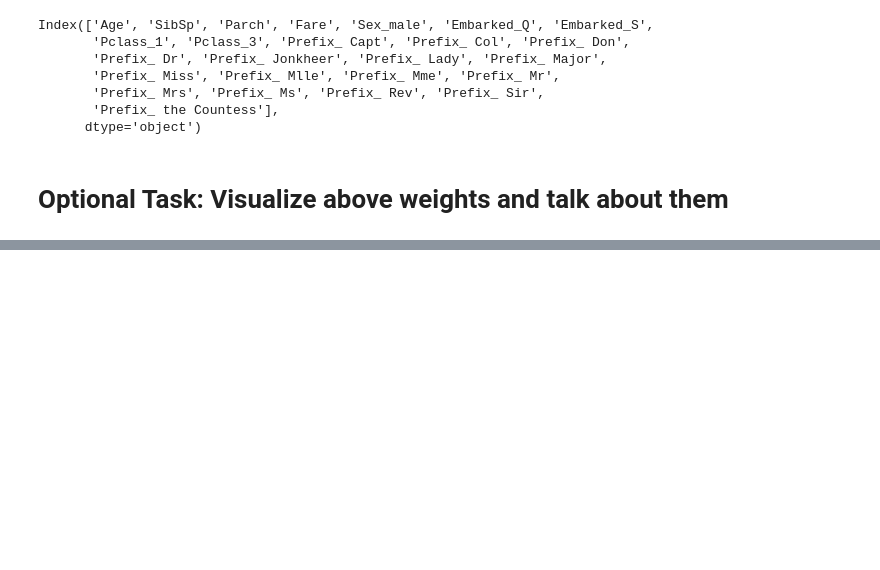
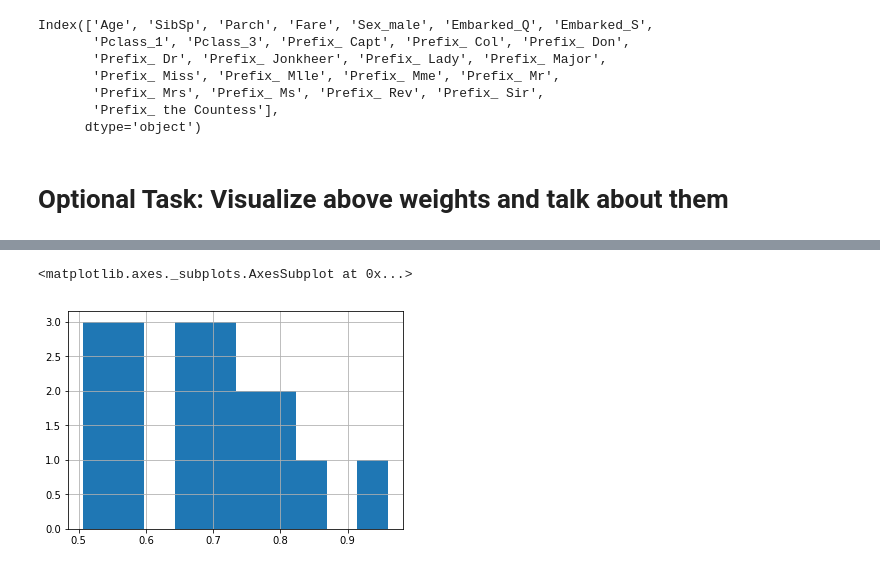
Before and after one commit to Code-IT-code/Regression, a Jupyter notebook: Logistic_Regression_Titanic_Dataset.ipynb, the cells around one changed output, grey strips where cells are left out. Cells and saved outputs as stored; diff of their text form; code cells hidden in the pictures; blank space fills up the shorter version.

```diff
--- a/Logistic_Regression_Titanic_Dataset.ipynb
+++ b/Logistic_Regression_Titanic_Dataset.ipynb
@@ -188,0 +318,5 @@ Index(['Age', 'SibSp', 'Parch', 'Fare', 'Sex_male', 'Embarked_Q', 'Embarked_S',
+# %%
+df3[df3['Category'] == 'FP']['Probabilities'].hist()
+# %% [output]
+<matplotlib.axes._subplots.AxesSubplot at 0x...>
+[figure, added]
```
Also changed, not shown: parts of 19 cells of this notebook.
